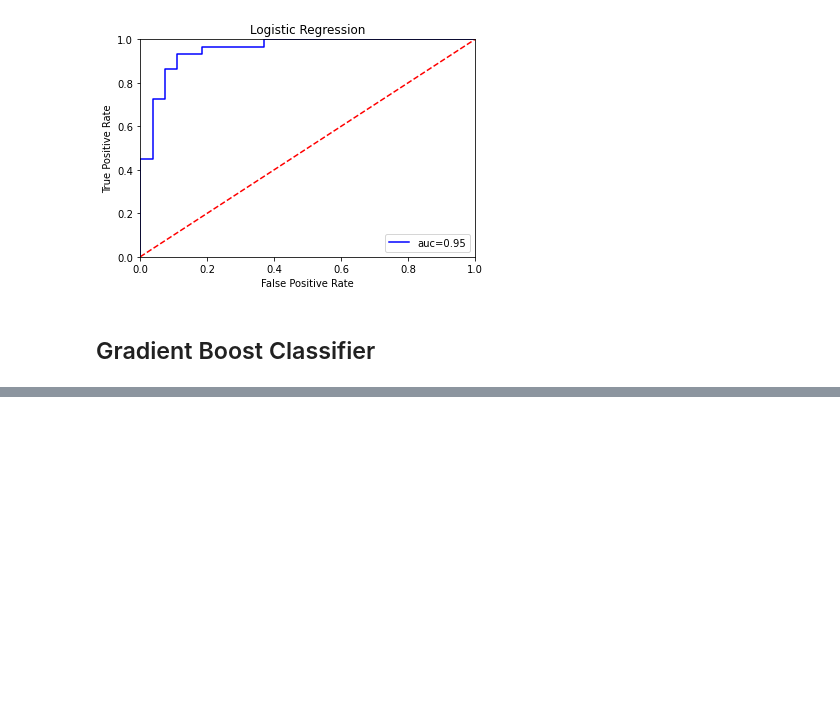
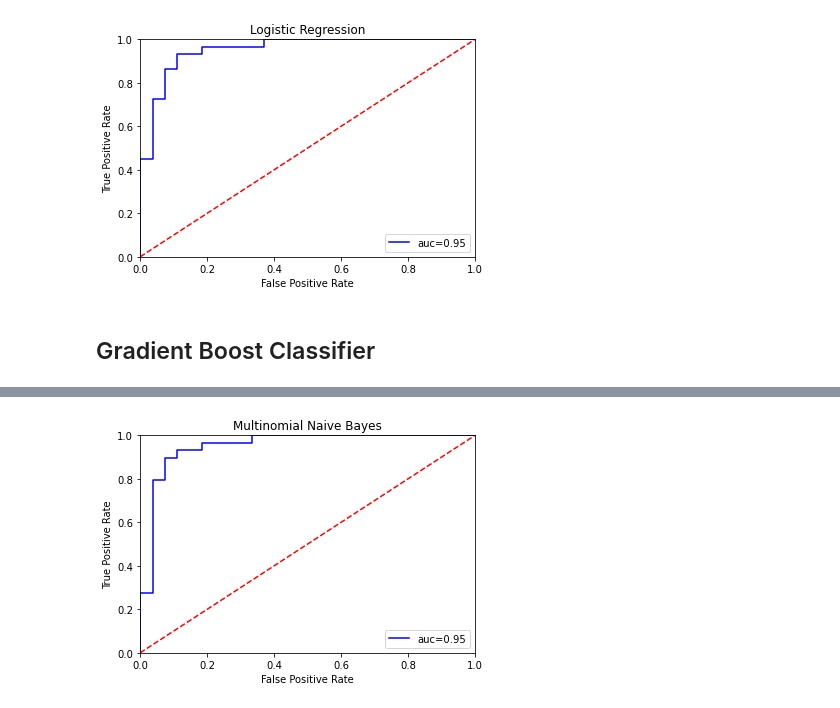
Before and after one commit to thanhtruong1712/Fake-news-detection, a Jupyter notebook: Project3.ipynb, the cells around one changed output, grey strips where cells are left out. Cells and saved outputs as stored; diff of their text form; code cells hidden in the pictures; blank space fills up the shorter version.

```diff
--- a/Project3.ipynb
+++ b/Project3.ipynb
@@ -249,0 +261,2 @@ generate_roc_curve(model=GBC_model,Y_test=Y_test,prob=prob,title='GradientBoosti
+# %%
+MNB_model,prob,Y_test=upload_classifier(classifier=MultinomialNB())
@@ -249,0 +272,4 @@ generate_roc_curve(model=GBC_model,Y_test=Y_test,prob=prob,title='GradientBoosti
+# %%
+generate_roc_curve(model=MNB_model,Y_test=Y_test,prob=prob,title='Multinomial Naive Bayes')
+# %% [output]
+[figure, added]
```
Also changed, not shown: parts of 16 cells of this notebook, 8 other files.
